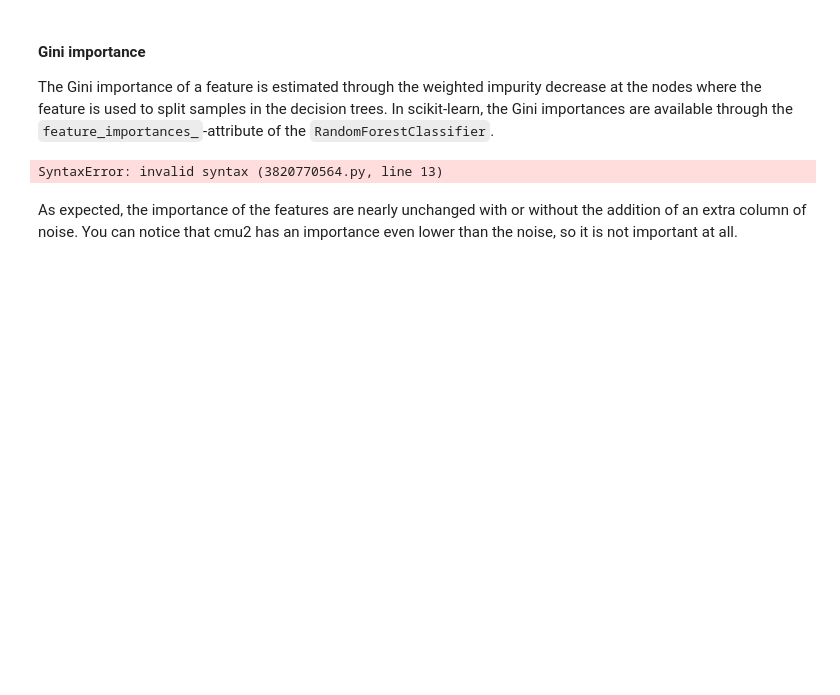
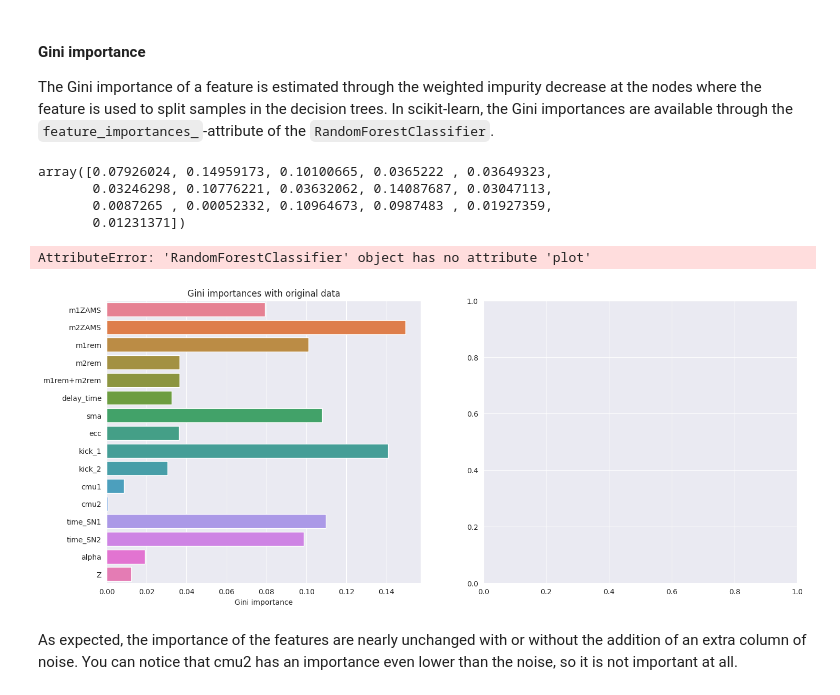
Before and after one commit to Giacomo-Menegatti/AstroLab, a Jupyter notebook: AstroLab_noisy.ipynb, the cells around one changed output. Cells and saved outputs as stored; diff of their text form; code cells hidden in the pictures; blank space fills up the shorter version.

```diff
--- a/AstroLab_noisy.ipynb
+++ b/AstroLab_noisy.ipynb
@@ -366,27 +367,39 @@ The Gini importance is based on the decrease in impurity, whereas the permutatio
 # %% [markdown]
 #### Gini importance
 The Gini importance of a feature is estimated through the weighted impurity decrease at the nodes where the feature is used to split samples in the decision trees. In scikit-learn, the Gini importances are available through the `feature_importances_`-attribute of the `RandomForestClassifier`.
+# %%
+clf.feature_importances_
+# %% [output]
+array([0.07926024, 0.14959173, 0.10100665, 0.0365222 , 0.03649323,
+       0.03246298, 0.10776221, 0.03632062, 0.14087687, 0.03047113,
+       0.0087265 , 0.00052332, 0.10964673, 0.0987483 , 0.01927359,
+       0.01231371])
 # %%
 # save params + importances to dataframe
 importances = pd.DataFrame(zip(clf.feature_names_in_, clf.feature_importances_),columns=["param", "gini"])
 importances_noisy = pd.DataFrame(zip(clf_noisy.feature_names_in_, clf_noisy.feature_importances_),columns=["param", "gini"])
 
 # plot Gini importances
 fig, ax = plt.subplots(1,2,figsize=(17,7))
-sns.barplot(y='param', x='gini', data=importances, ax=ax[0], hue='param',xerr=importances.err)
+sns.barplot(y='param', x='gini', data=importances, ax=ax[0], hue='param')
 ax[0].set_ylabel('')
 ax[0].set_xlabel('Gini importance')
 ax[0].set_title('Gini importances with original data')
+clf.plot.bar(xerr=std, ax=ax[0])
+
 
 clrs = ['r' if (param == 'noise') else 'b' for param in clf_noisy.feature_names_in_]
-sns.barplot(y='param', x='gini', data=importances_noisy, ax=ax[1], hue='param',xerr=)
+sns.barplot(y='param', x='gini', data=importances_noisy, ax=ax[1], hue='param',xerr=clf_noisy.bar)
 ax[1].set_ylabel('')
 ax[1].set_xlabel('Gini importance with noisy channels')
 ax[1].set_title('Gini importances with additional noise')
+forest_importances.plot.bar(xerr=std, ax=ax[1])
+
 plt.tight_layout(h_pad=1)
 plt.show()
 # %% [output]
-SyntaxError: invalid syntax (3820770564.py, line 13)
+AttributeError: 'RandomForestClassifier' object has no attribute 'plot'
+[figure, added]
 # %% [markdown]
 As expected, the importance of the features are nearly unchanged with or without the addition of an extra column of noise. You can notice that cmu2 has an importance even lower than the noise, so it is not important at all.
 # %% [markdown]
```
Also changed, not shown: parts of 2 cells of this notebook.
